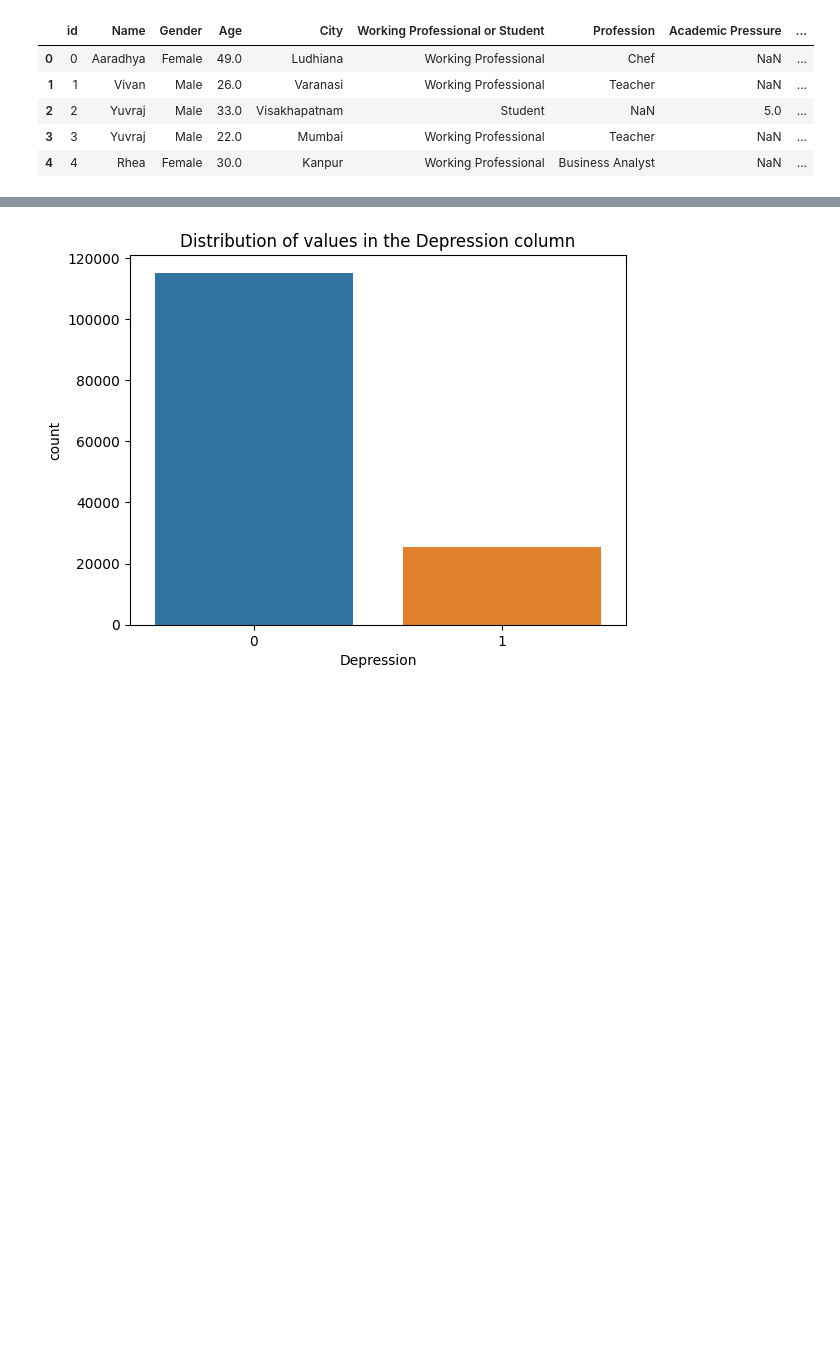
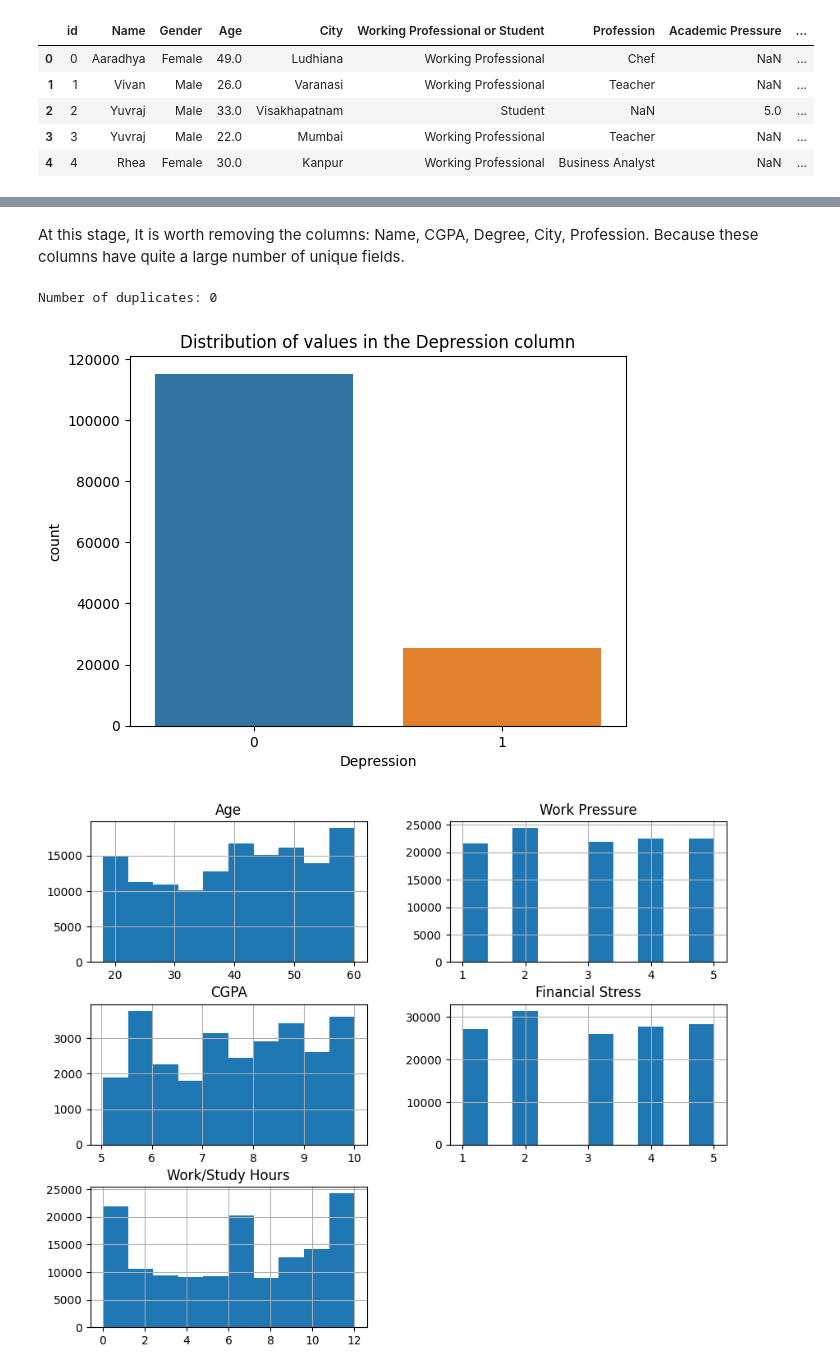
Before and after one commit to 1vanytska/mfai-kaggle, a Jupyter notebook: notebook.ipynb, the cells around one changed output, grey strips where cells are left out. Drawn from its saved outputs; the diff is of its cells as text; code cells hidden in the pictures; blank space fills up the shorter version.

```diff
--- a/notebook.ipynb
+++ b/notebook.ipynb
@@ -43,2 +107,10 @@ memory usage: 21.5+ MB
+# %% [markdown]
+At this stage, It is worth removing the columns: Name, CGPA, Degree, City, Profession. Because these columns have quite a large number of unique fields.
+# %%
+duplicates = train.duplicated()
+print(f"Number of duplicates: {duplicates.sum()}")
+# %% [output]
+Number of duplicates: 0
 # %%
+# Histogram for the target variable
 sns.countplot(x='Depression', data=train)
@@ -46,3 +118,8 @@
 plt.show()
+
+# Histogram for numeric variables
+train[['Age', 'Work Pressure', 'CGPA', 'Financial Stress', 'Work/Study Hours']].hist(figsize=(10, 8))
+plt.show()
 # %% [output]
 [figure]
+[figure, added]
```
Also changed, not shown: parts of 13 cells of this notebook.
